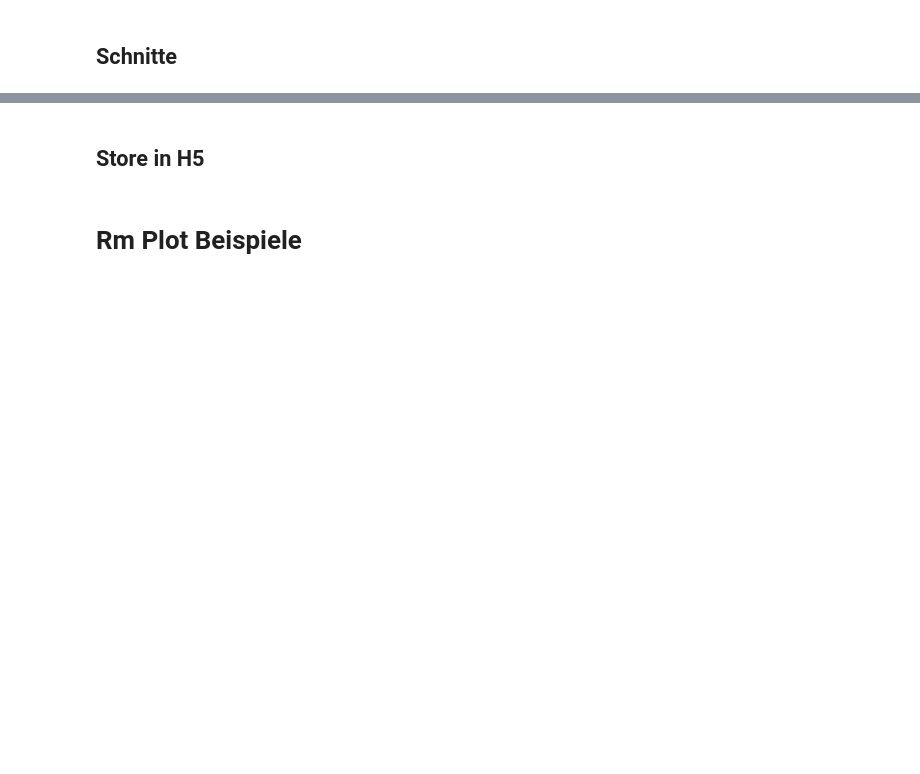
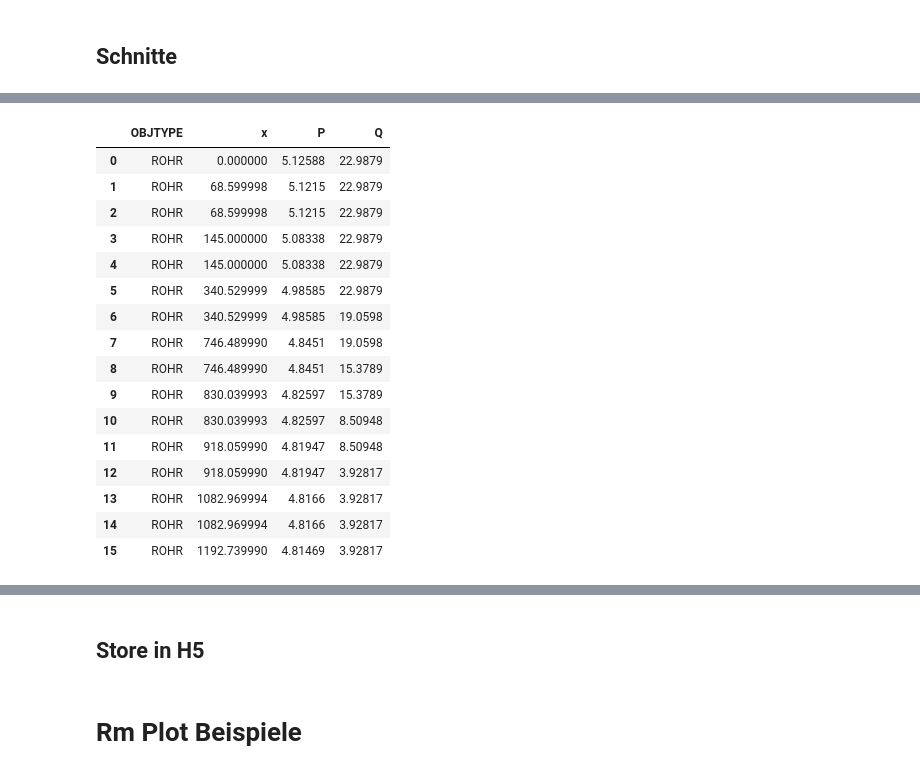
Before and after one commit to aw3s/PT3S, a Jupyter notebook: PT3S.ipynb, the cells around one changed output, grey strips where cells are left out. Drawn from its saved outputs; the diff is of its cells as text; code cells hidden in the pictures; blank space fills up the shorter version.

```diff
--- a/PT3S.ipynb
+++ b/PT3S.ipynb
@@ -289,3 +451,21 @@ vAGSN.dtypes
 # %%
 dfOneVL=vAGSN[(vAGSN['LFDNR']=='1') & (vAGSN['Layer']==1)]
-dfOneVL[['OBJTYPE','L','KNOT~*~*~*~H_i','KNOT~*~*~*~H_k','Q']]
+dfOneVL[['OBJTYPE','x','P','Q']]
+# %% [output]
+|  | OBJTYPE | x | P | Q |
+| 0 | ROHR | 0.000000 | 5.12588 | 22.9879 |
+| 1 | ROHR | 68.599998 | 5.1215 | 22.9879 |
+| 2 | ROHR | 68.599998 | 5.1215 | 22.9879 |
+| 3 | ROHR | 145.000000 | 5.08338 | 22.9879 |
+| 4 | ROHR | 145.000000 | 5.08338 | 22.9879 |
+| 5 | ROHR | 340.529999 | 4.98585 | 22.9879 |
+| 6 | ROHR | 340.529999 | 4.98585 | 19.0598 |
+| 7 | ROHR | 746.489990 | 4.8451 | 19.0598 |
+| 8 | ROHR | 746.489990 | 4.8451 | 15.3789 |
+| 9 | ROHR | 830.039993 | 4.82597 | 15.3789 |
+| 10 | ROHR | 830.039993 | 4.82597 | 8.50948 |
+| 11 | ROHR | 918.059990 | 4.81947 | 8.50948 |
+| 12 | ROHR | 918.059990 | 4.81947 | 3.92817 |
+| 13 | ROHR | 1082.969994 | 4.8166 | 3.92817 |
+| 14 | ROHR | 1082.969994 | 4.8166 | 3.92817 |
+| 15 | ROHR | 1192.739990 | 4.81469 | 3.92817 |
```
Also changed, not shown: parts of 38 cells of this notebook, 7 other files.
